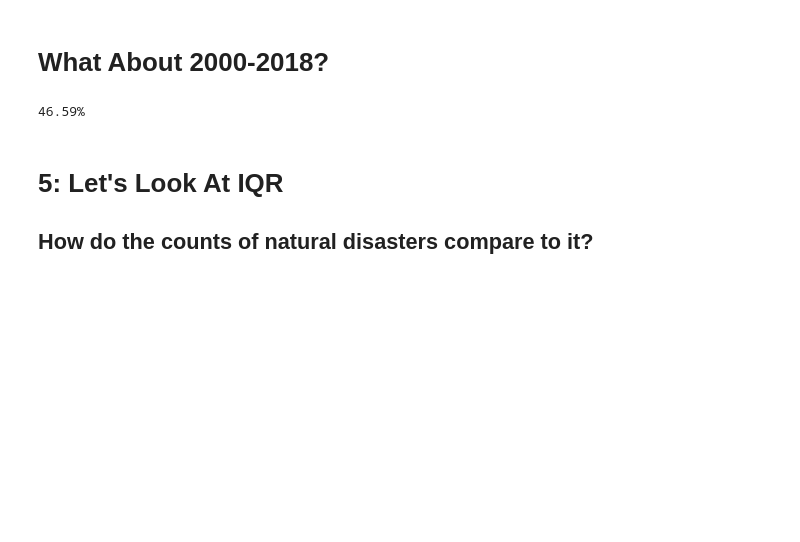
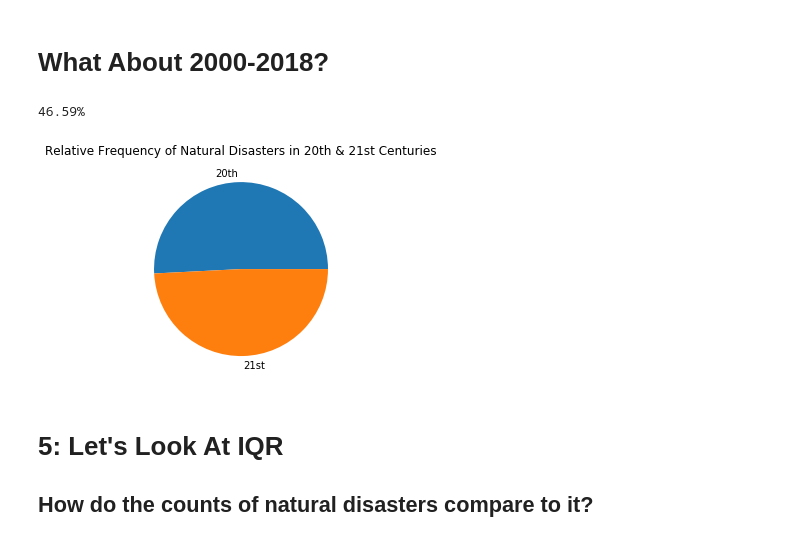
Before and after one commit to UPstartDeveloper/climate-change-analysis, a Jupyter notebook: analysis.ipynb, the cells around one changed output. Drawn from its saved outputs; the diff is of its cells as text; code cells hidden in the pictures; blank space fills up the shorter version.

Commit message:
Add pie chart comparing relative frequency of natural disasters.

```diff
--- a/analysis.ipynb
+++ b/analysis.ipynb
@@ -275,17 +275,25 @@ def probability_for_interval(start_year, end_year):
     sum_yrs = yrs_in_range['counts'].sum()
     # return the probability
     percent = round((sum_yrs/sum_all) * 100, 2)
-    return f'{percent}%'
+    return percent
 
-print(probability_for_interval(1900, 2000))
+prob_20th = probability_for_interval(1900, 2000)
+print(f'{prob_20th}%')
 # %% [output]
 48.12%
 # %% [markdown]
 # What About 2000-2018?
 # %%
-print(probability_for_interval(2000, 2018))
+prob_21st = probability_for_interval(2000, 2018)
+print(f'{prob_21st}%')
 # %% [output]
 46.59%
+# %%
+plt.pie([prob_20th, prob_21st], labels=['20th', '21st'])
+plt.title('Relative Frequency of Natural Disasters in 20th & 21st Centuries')
+plt.show()
+# %% [output]
+[figure, added]
 # %% [markdown]
 # 5: Let's Look At IQR
 
```
